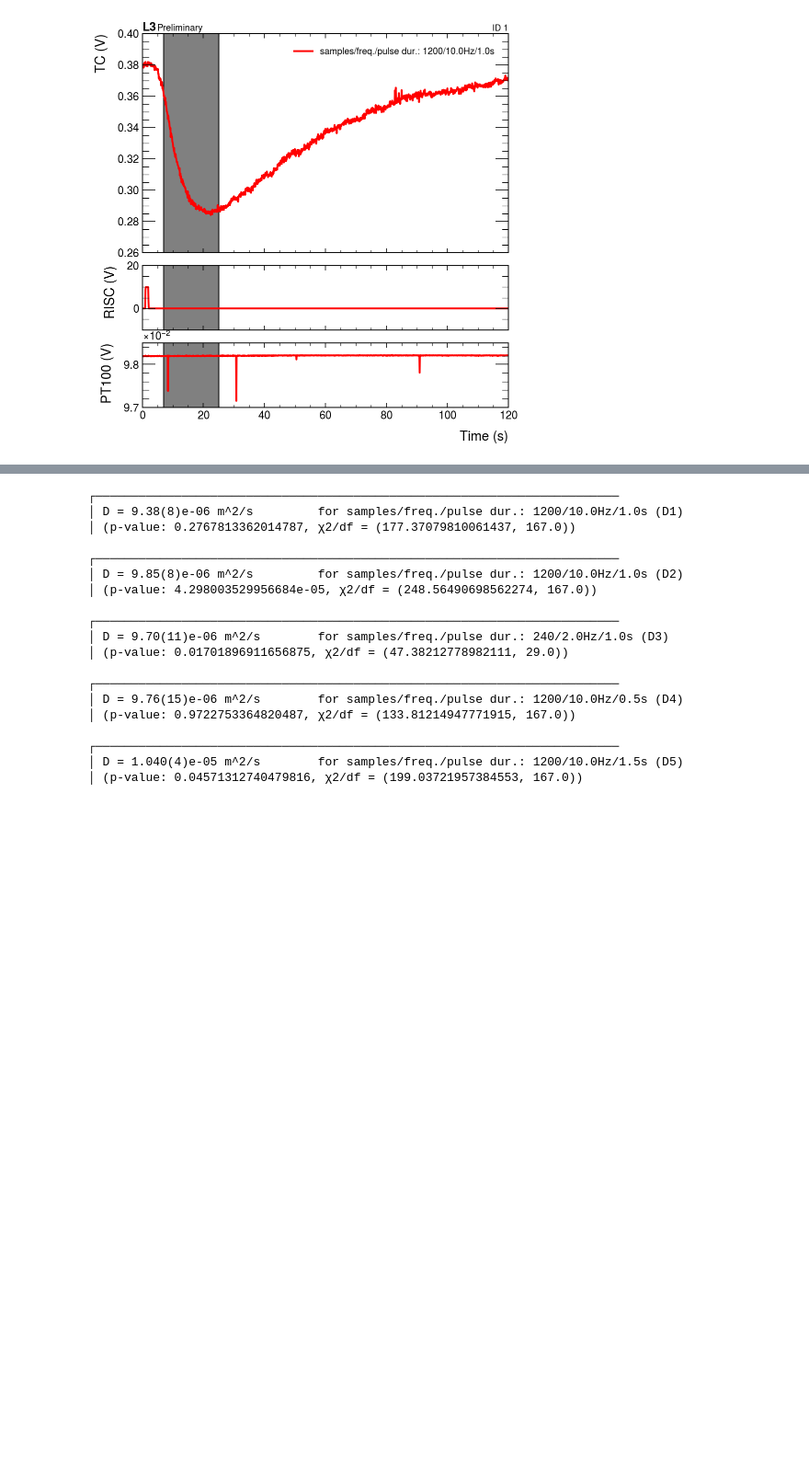
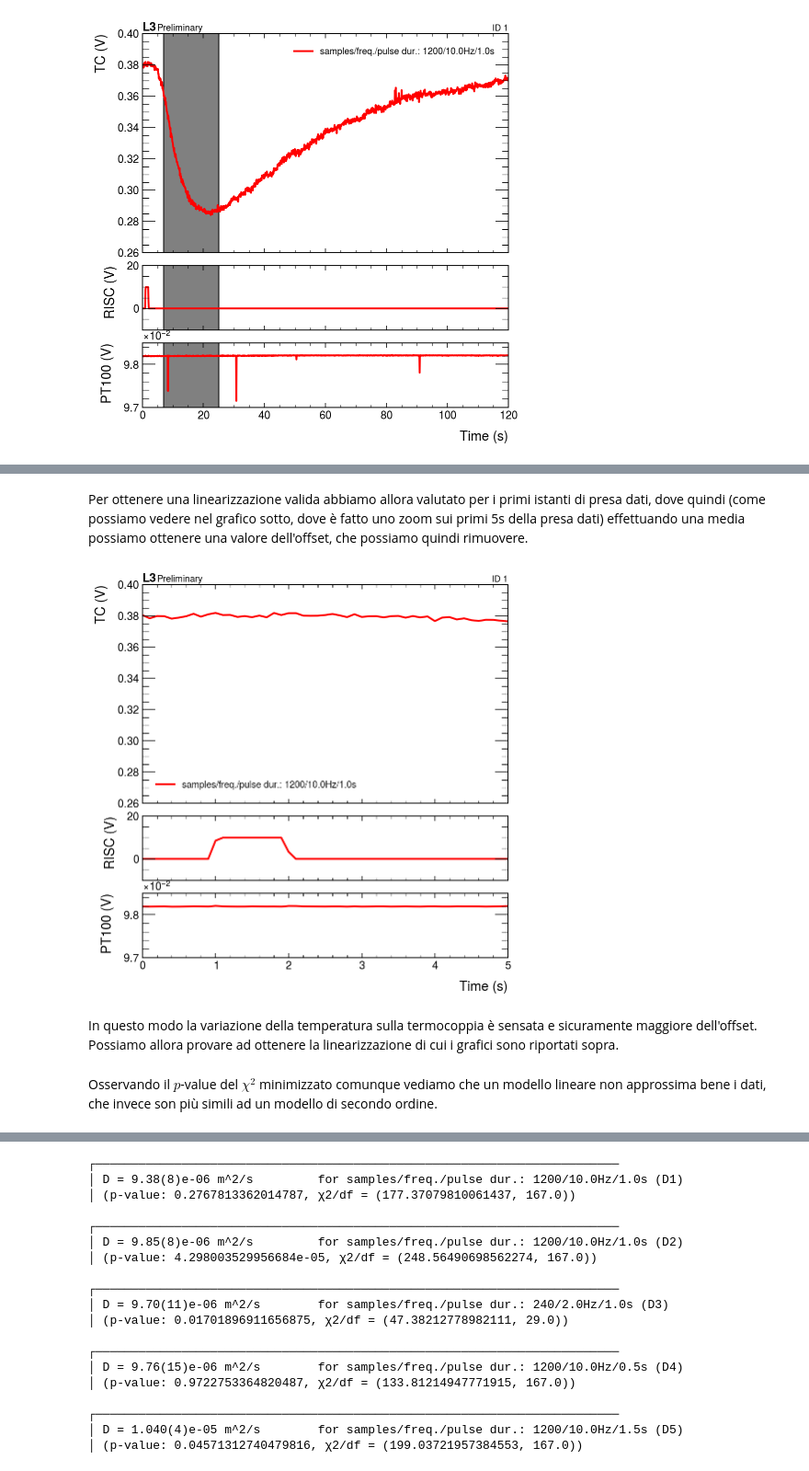
Before and after one commit to mattiasotgia/alphalab3, a Jupyter notebook: HeatTransfer/2023_03_27_analysis.ipynb, the cells around one changed output, grey strips where cells are left out. Shown at 92% size. Cells and saved outputs as stored; diff of their text form; code cells hidden in the pictures; blank space fills up the shorter version.

```diff
--- a/HeatTransfer/2023_03_27_analysis.ipynb
+++ b/HeatTransfer/2023_03_27_analysis.ipynb
@@ -87,0 +133,10 @@ plt.savefig('lplot_1-5.pdf', bbox_inches='tight')
+# %% [markdown]
+Per ottenere una linearizzazione valida abbiamo allora valutato per i primi istanti di presa dati, dove quindi (come possiamo vedere nel grafico sotto, dove è fatto uno zoom sui primi 5s della presa dati) effettuando una media possiamo ottenere una valore dell'offset, che possiamo quindi rimuovere.
+# %%
+D1.prelim_plot(0,5, True)
+# %% [output]
+[figure, added]
+# %% [markdown]
+In questo modo la variazione della temperatura sulla termocoppia è sensata e sicuramente maggiore dell'offset. Possiamo allora provare ad ottenere la linearizzazione di cui i grafici sono riportati sopra.
+# %% [markdown]
+Osservando il $p$-value del $\chi^2$ minimizzato comunque vediamo che un modello lineare non approssima bene i dati, che invece son più simili ad un modello di secondo ordine.
```
Also changed, not shown: parts of 21 cells of this notebook, 9 other files.
